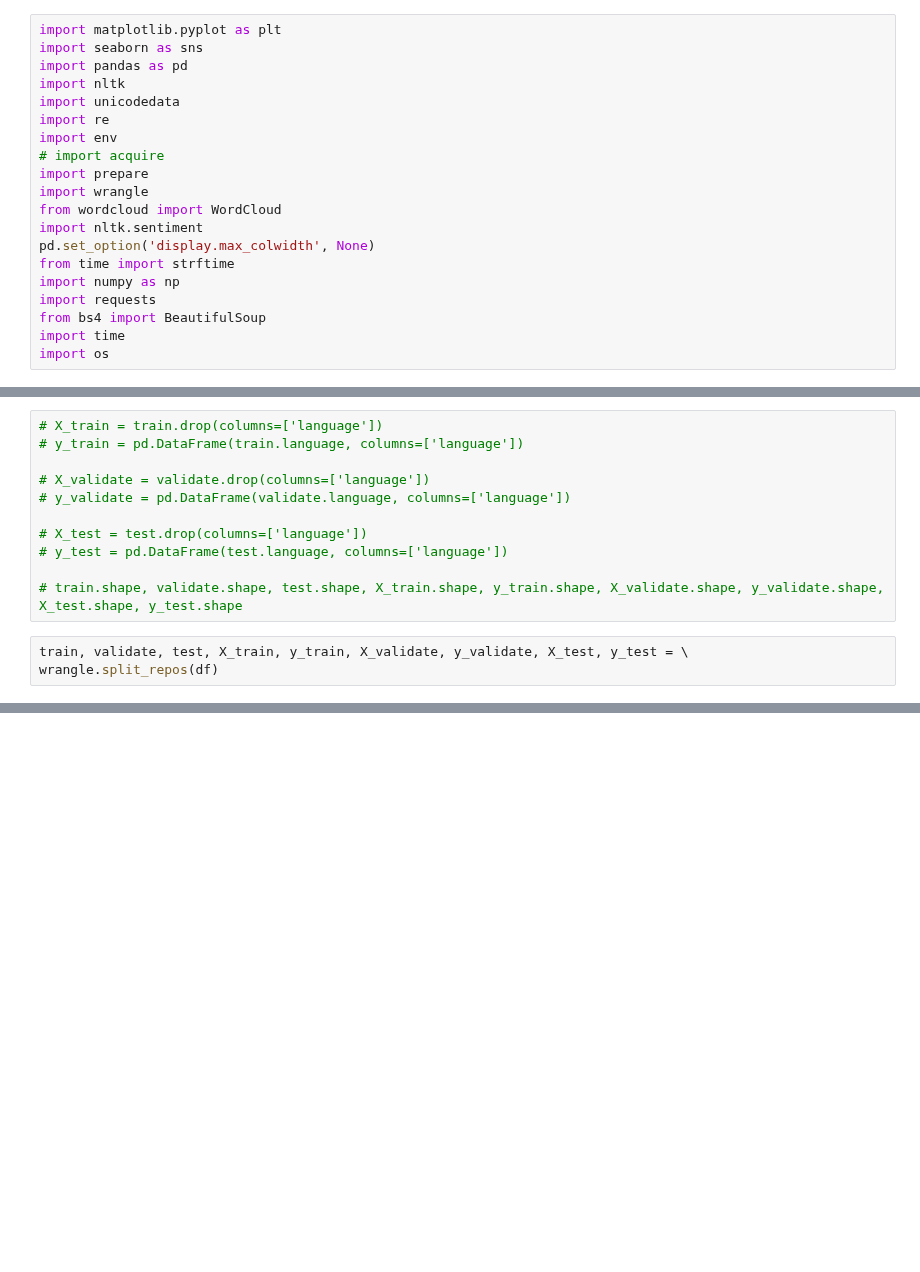
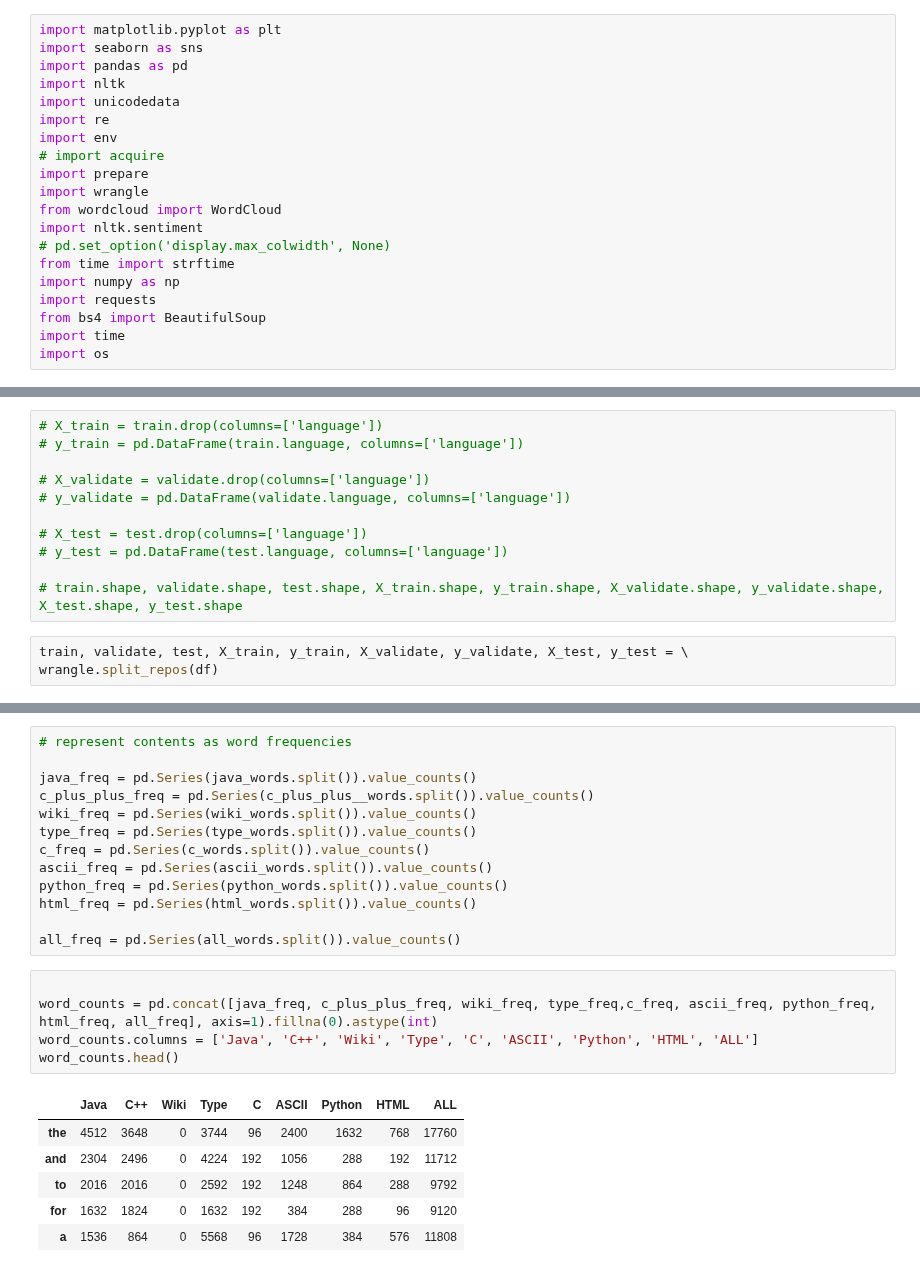
Before and after one commit to TeamAwesomeQuackers/NLP_Project, a Jupyter notebook: Workbooks/brian_explore_notebook.ipynb, the cells around one changed output, grey strips where cells are left out. Drawn from its saved outputs; the diff is of its cells as text; blank space fills up the shorter version.

```diff
--- a/Workbooks/brian_explore_notebook.ipynb
+++ b/Workbooks/brian_explore_notebook.ipynb
@@ -11,7 +11,7 @@ import prepare
 import wrangle
 from wordcloud import WordCloud
 import nltk.sentiment
-pd.set_option('display.max_colwidth', None)
+# pd.set_option('display.max_colwidth', None)
 from time import strftime
 import numpy as np
 import requests
@@ -52,0 +110,25 @@ wrangle.split_repos(df)
+# %%
+# represent contents as word frequencies
+
+java_freq = pd.Series(java_words.split()).value_counts()
+c_plus_plus_freq = pd.Series(c_plus_plus__words.split()).value_counts()
+wiki_freq = pd.Series(wiki_words.split()).value_counts()
+type_freq = pd.Series(type_words.split()).value_counts()
+c_freq = pd.Series(c_words.split()).value_counts()
+ascii_freq = pd.Series(ascii_words.split()).value_counts()
+python_freq = pd.Series(python_words.split()).value_counts()
+html_freq = pd.Series(html_words.split()).value_counts()
+
+all_freq = pd.Series(all_words.split()).value_counts()
+# %%
+
+word_counts = pd.concat([java_freq, c_plus_plus_freq, wiki_freq, type_freq,c_freq, ascii_freq, python_freq, html_freq, all_freq], axis=1).fillna(0).astype(int)
+word_counts.columns = ['Java', 'C++', 'Wiki', 'Type', 'C', 'ASCII', 'Python', 'HTML', 'ALL']
+word_counts.head()
+# %% [output]
+|  | Java | C++ | Wiki | Type | C | ASCII | Python | HTML | ALL |
+| the | 4512 | 3648 | 0 | 3744 | 96 | 2400 | 1632 | 768 | 17760 |
+| and | 2304 | 2496 | 0 | 4224 | 192 | 1056 | 288 | 192 | 11712 |
+| to | 2016 | 2016 | 0 | 2592 | 192 | 1248 | 864 | 288 | 9792 |
+| for | 1632 | 1824 | 0 | 1632 | 192 | 384 | 288 | 96 | 9120 |
+| a | 1536 | 864 | 0 | 5568 | 96 | 1728 | 384 | 576 | 11808 |
```
Also changed, not shown: parts of 11 cells of this notebook, 1 other file.
